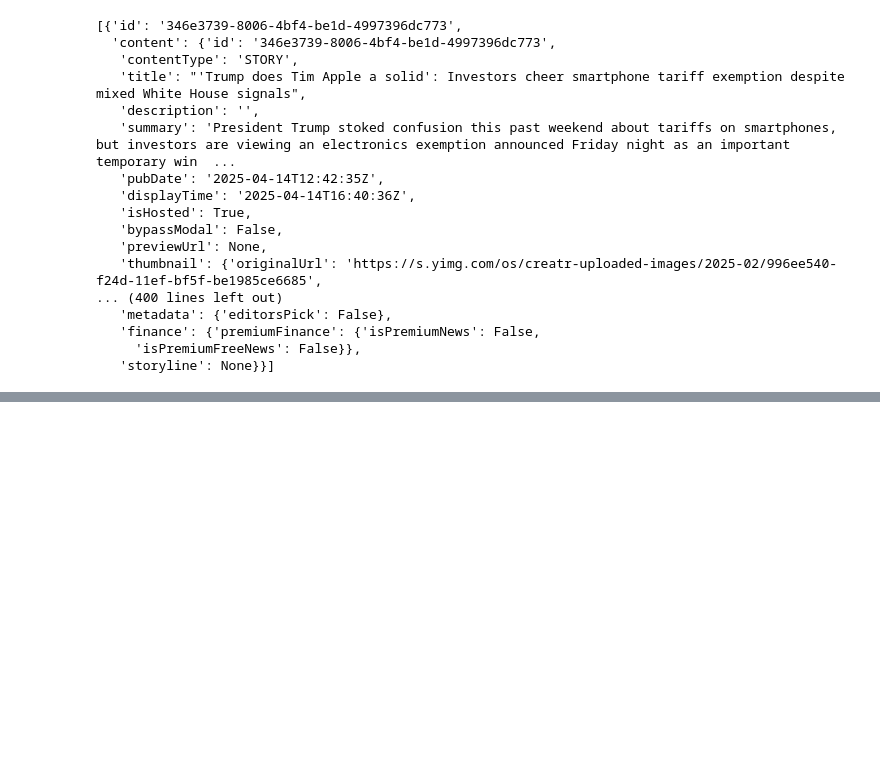
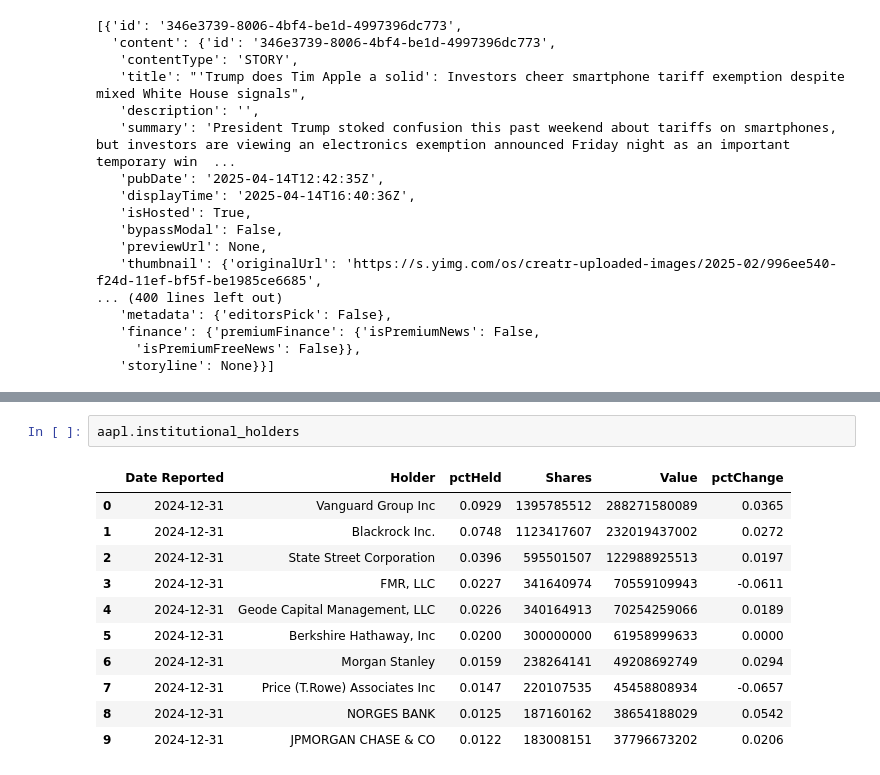
Before and after one commit to Romone10/fact_checking_BA, a Jupyter notebook: webscraping.ipynb, the cells around one changed output, grey strips where cells are left out. Drawn from its saved outputs; the diff is of its cells as text; blank space fills up the shorter version.

```diff
--- a/webscraping.ipynb
+++ b/webscraping.ipynb
@@ -116,0 +150,14 @@ aapl.news
+# %%
+aapl.institutional_holders
+# %% [output]
+|  | Date Reported | Holder | pctHeld | Shares | Value | pctChange |
+| 0 | 2024-12-31 | Vanguard Group Inc | 0.0929 | 1395785512 | 288271580089 | 0.0365 |
+| 1 | 2024-12-31 | Blackrock Inc. | 0.0748 | 1123417607 | 232019437002 | 0.0272 |
+| 2 | 2024-12-31 | State Street Corporation | 0.0396 | 595501507 | 122988925513 | 0.0197 |
+| 3 | 2024-12-31 | FMR, LLC | 0.0227 | 341640974 | 70559109943 | -0.0611 |
+| 4 | 2024-12-31 | Geode Capital Management, LLC | 0.0226 | 340164913 | 70254259066 | 0.0189 |
+| 5 | 2024-12-31 | Berkshire Hathaway, Inc | 0.0200 | 300000000 | 61958999633 | 0.0000 |
+| 6 | 2024-12-31 | Morgan Stanley | 0.0159 | 238264141 | 49208692749 | 0.0294 |
+| 7 | 2024-12-31 | Price (T.Rowe) Associates Inc | 0.0147 | 220107535 | 45458808934 | -0.0657 |
+| 8 | 2024-12-31 | NORGES BANK | 0.0125 | 187160162 | 38654188029 | 0.0542 |
+| 9 | 2024-12-31 | JPMORGAN CHASE & CO | 0.0122 | 183008151 | 37796673202 | 0.0206 |
```
Also changed, not shown: parts of 15 cells of this notebook.
